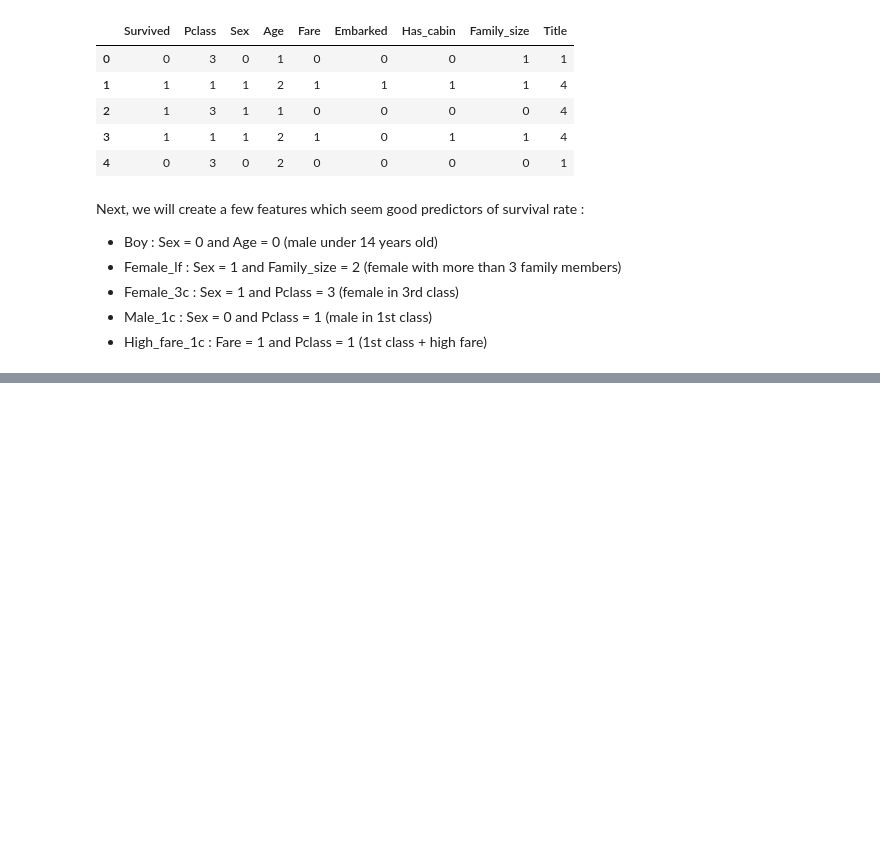
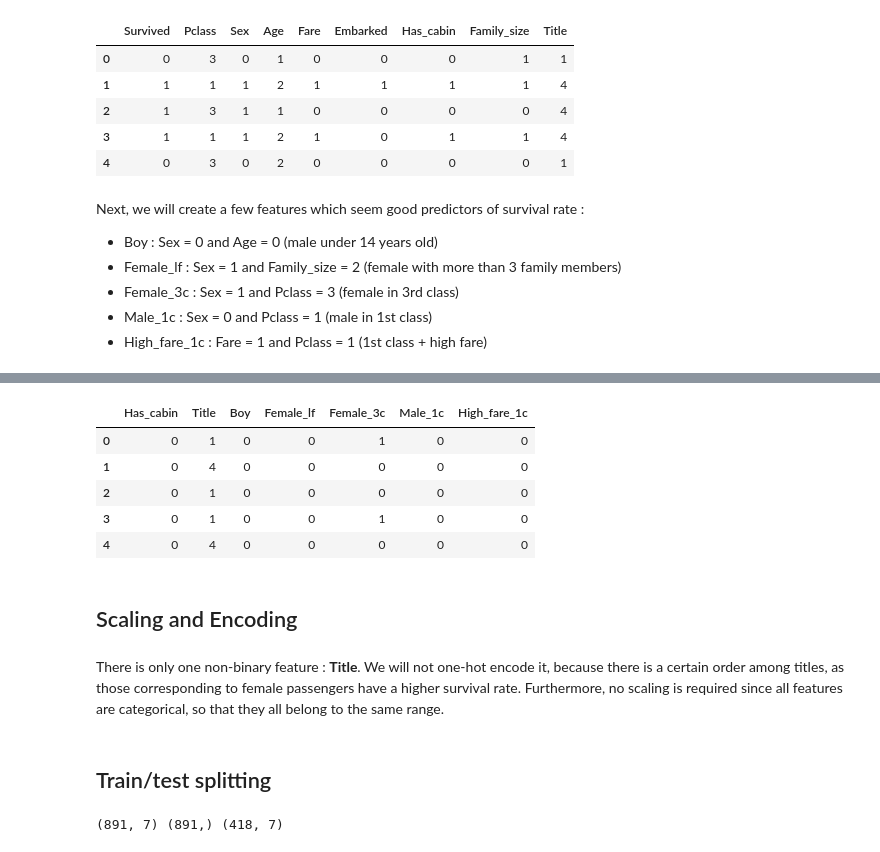
Before and after one commit to FrankLloyd83/kaggle_titanic, a Jupyter notebook: titanic.ipynb, the cells around one changed output, grey strips where cells are left out. Drawn from its saved outputs; the diff is of its cells as text; code cells hidden in the pictures; blank space fills up the shorter version.

```diff
--- a/titanic.ipynb
+++ b/titanic.ipynb
@@ -764,0 +849,21 @@ train_data.head()
+# %%
+test_data.head()
+# %% [output]
+|  | Has_cabin | Title | Boy | Female_lf | Female_3c | Male_1c | High_fare_1c |
+| 0 | 0 | 1 | 0 | 0 | 1 | 0 | 0 |
+| 1 | 0 | 4 | 0 | 0 | 0 | 0 | 0 |
+| 2 | 0 | 1 | 0 | 0 | 0 | 0 | 0 |
+| 3 | 0 | 1 | 0 | 0 | 1 | 0 | 0 |
+| 4 | 0 | 4 | 0 | 0 | 0 | 0 | 0 |
+# %% [markdown]
+## Scaling and Encoding
+# %% [markdown]
+There is only one non-binary feature : **Title**. We will not one-hot encode it, because there is a certain order among titles, as those corresponding to female passengers have a higher survival rate. Furthermore, no scaling is required since all features are categorical, so that they all belong to the same range.
+# %% [markdown]
+## Train/test splitting
+# %%
+X = train_data.drop(columns='Survived')
+y = train_data['Survived']
+print(X.shape, y.shape, test_data.shape)
+# %% [output]
+(891, 7) (891,) (418, 7)
```
Also changed, not shown: parts of 14 cells of this notebook.
